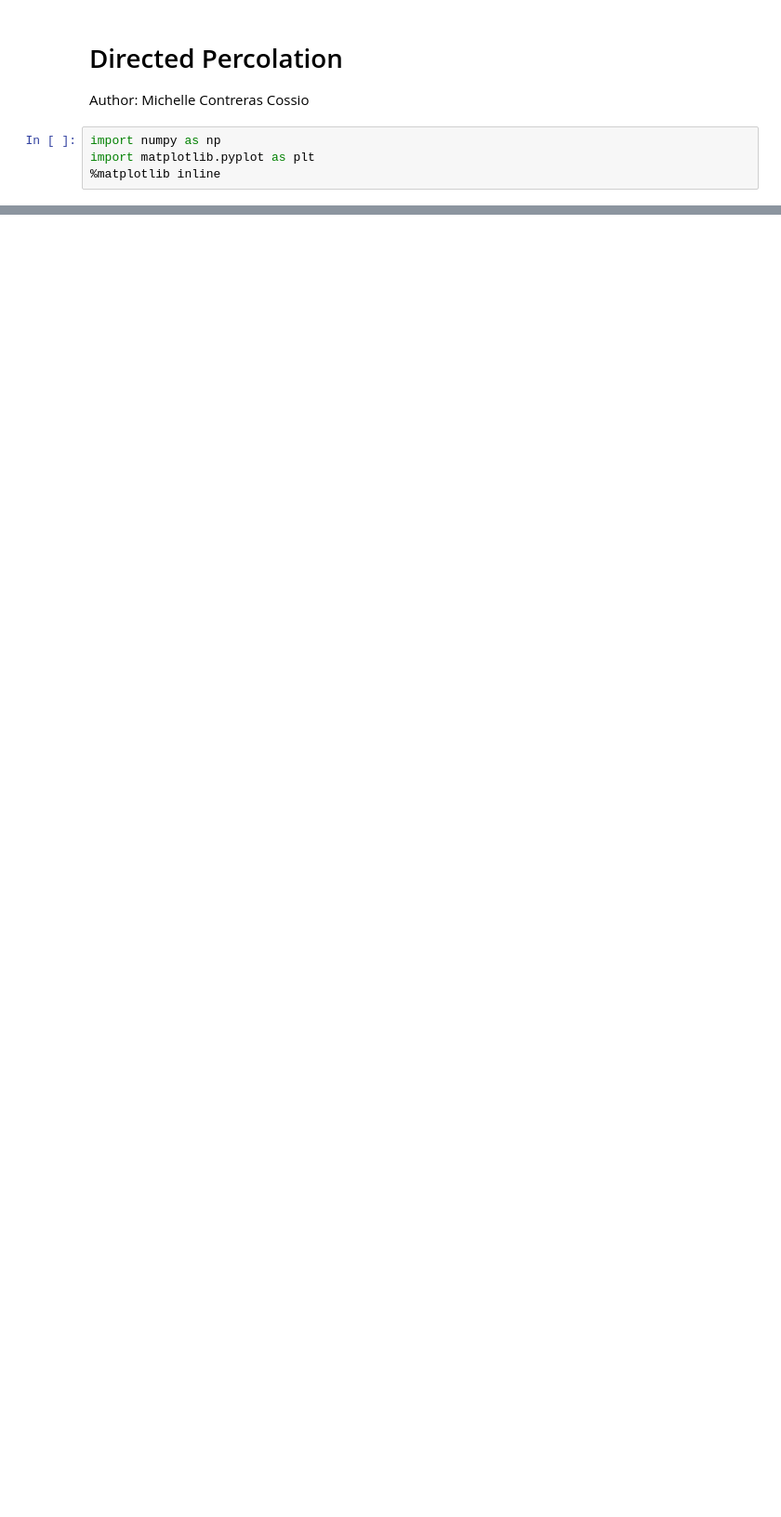
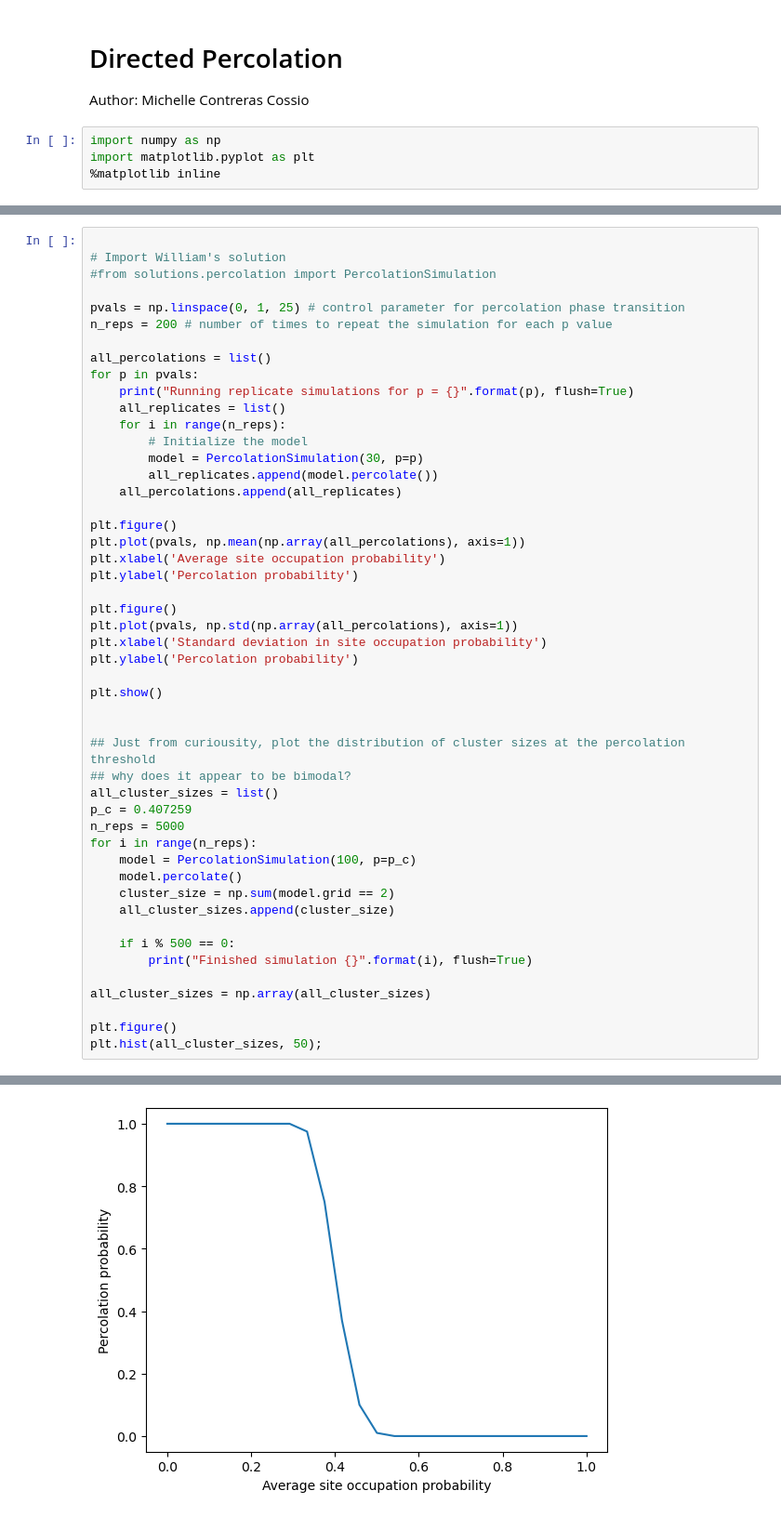
Before and after one commit to micontre/computational_physics, a Jupyter notebook: code/hw1/percolation.ipynb, the cells around one changed output, grey strips where cells are left out. Shown: that part at 93% size. Saved outputs shown, nothing was run; the diff lists cells and outputs as text; blank space fills up the shorter version.

```diff
--- a/code/hw1/percolation.ipynb
+++ b/code/hw1/percolation.ipynb
@@ -182,0 +209,50 @@ class PercolationSimulation:
+# %%
+
+# Import William's solution
+#from solutions.percolation import PercolationSimulation
+
+pvals = np.linspace(0, 1, 25) # control parameter for percolation phase transition
+n_reps = 200 # number of times to repeat the simulation for each p value
+
+all_percolations = list()
+for p in pvals:
+    print("Running replicate simulations for p = {}".format(p), flush=True)
+    all_replicates = list()
+    for i in range(n_reps):
+        # Initialize the model
+        model = PercolationSimulation(30, p=p)
+        all_replicates.append(model.percolate())
+    all_percolations.append(all_replicates)
+
+plt.figure()
+plt.plot(pvals, np.mean(np.array(all_percolations), axis=1))
+plt.xlabel('Average site occupation probability')
+plt.ylabel('Percolation probability')
+
+plt.figure()
+plt.plot(pvals, np.std(np.array(all_percolations), axis=1))
+plt.xlabel('Standard deviation in site occupation probability')
+plt.ylabel('Percolation probability')
+
+plt.show()
+
+
+## Just from curiousity, plot the distribution of cluster sizes at the percolation threshold
+## why does it appear to be bimodal?
+all_cluster_sizes = list()
+p_c = 0.407259
+n_reps = 5000
+for i in range(n_reps):
+    model = PercolationSimulation(100, p=p_c)
+    model.percolate()
+    cluster_size = np.sum(model.grid == 2)
+    all_cluster_sizes.append(cluster_size)
+
+    if i % 500 == 0:
+        print("Finished simulation {}".format(i), flush=True)
+
+all_cluster_sizes = np.array(all_cluster_sizes)
+
+plt.figure()
+plt.hist(all_cluster_sizes, 50);
+# %% [output]
@@ -182,0 +276 @@ class PercolationSimulation:
+[figure, added]
```
Also changed, not shown: parts of 14 cells of this notebook.
